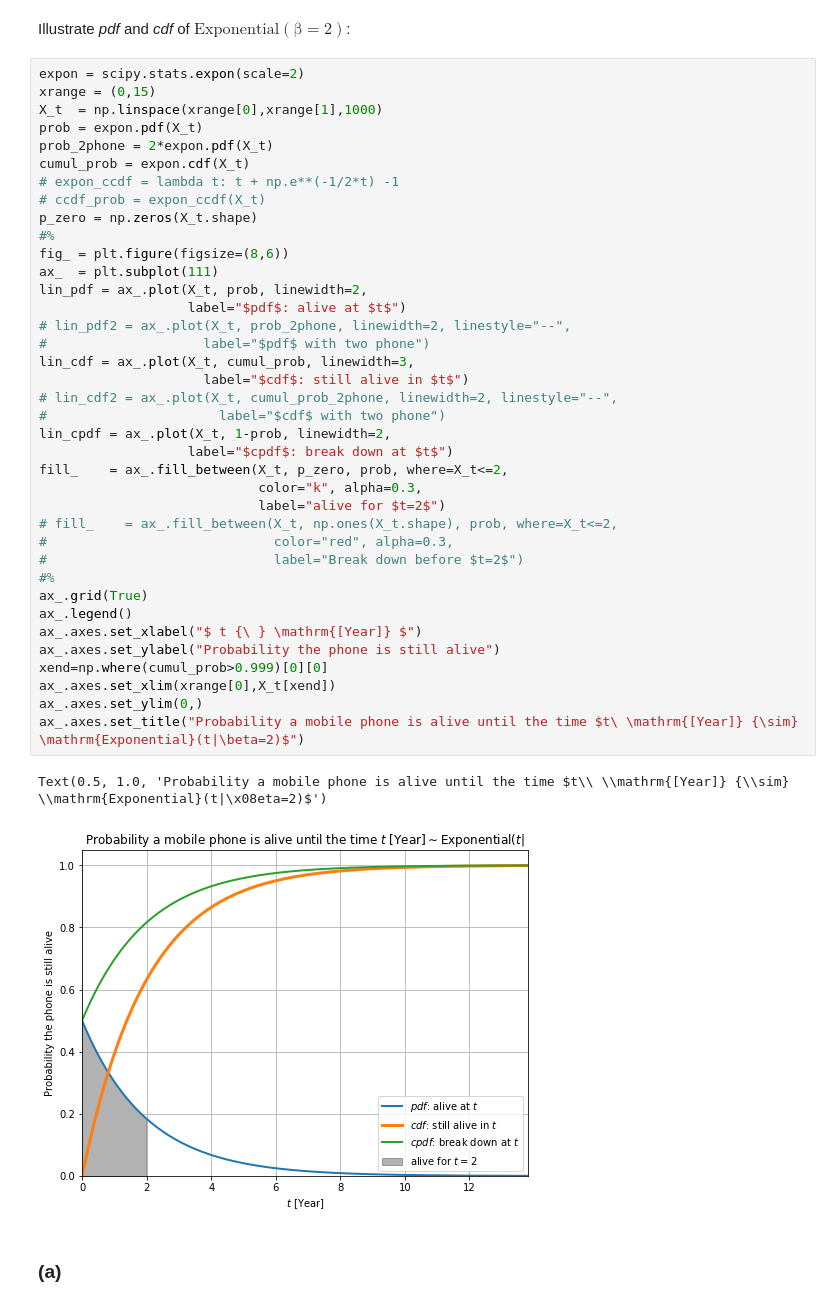
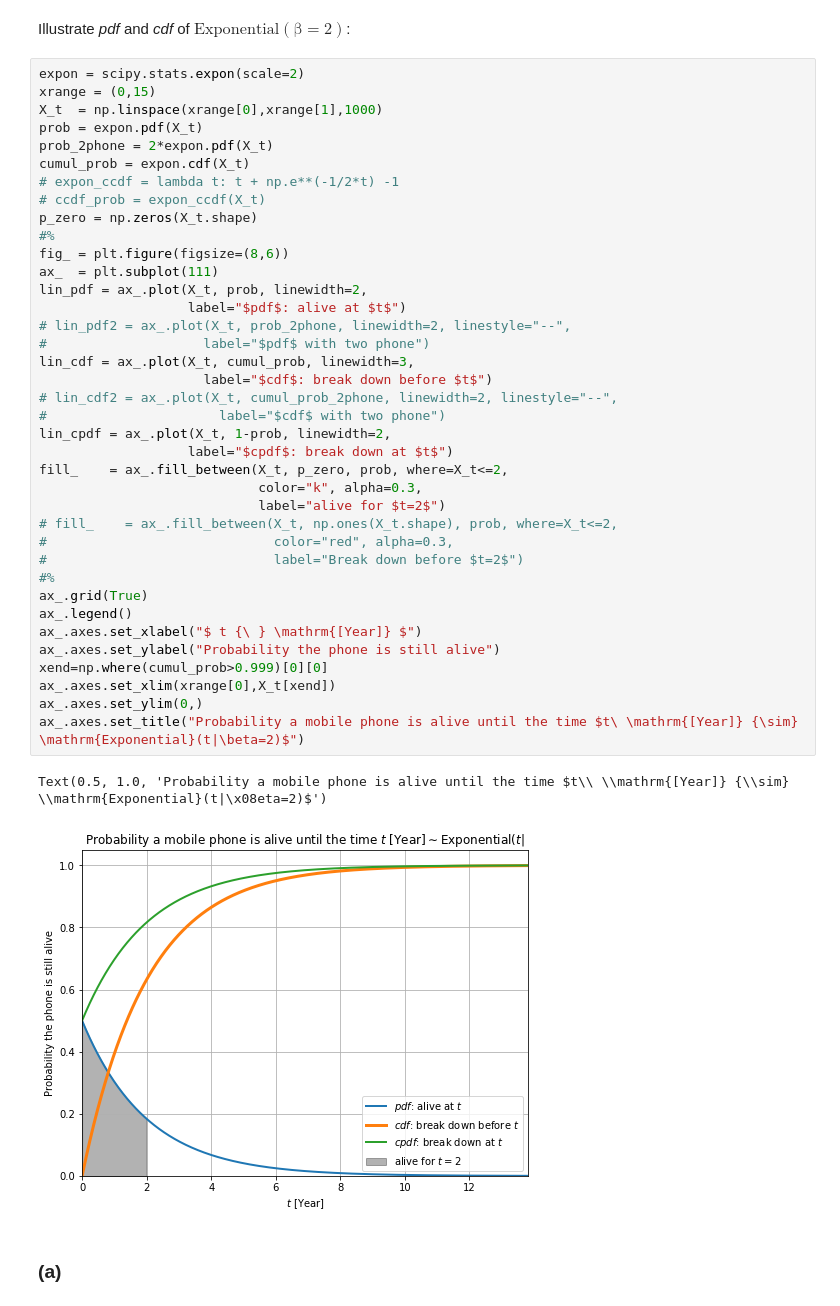
Before and after one commit to indiaki1o/ISI2, a Jupyter notebook: EX2/EX02.ipynb, the cells around one changed output. Drawn from its saved outputs; the diff is of its cells as text.

```diff
--- a/EX2/EX02.ipynb
+++ b/EX2/EX02.ipynb
@@ -353,35 +353,35 @@ cumul_prob = expon.cdf(X_t)
 p_zero = np.zeros(X_t.shape)
 #%
 fig_ = plt.figure(figsize=(8,6))
 ax_  = plt.subplot(111)
 lin_pdf = ax_.plot(X_t, prob, linewidth=2,
                    label="$pdf$: alive at $t$")
 # lin_pdf2 = ax_.plot(X_t, prob_2phone, linewidth=2, linestyle="--",
 #                    label="$pdf$ with two phone")
 lin_cdf = ax_.plot(X_t, cumul_prob, linewidth=3,
-                     label="$cdf$: still alive in $t$")
+                     label="$cdf$: break down before $t$")
 # lin_cdf2 = ax_.plot(X_t, cumul_prob_2phone, linewidth=2, linestyle="--",
 #                      label="$cdf$ with two phone")
 lin_cpdf = ax_.plot(X_t, 1-prob, linewidth=2,
                    label="$cpdf$: break down at $t$")
 fill_    = ax_.fill_between(X_t, p_zero, prob, where=X_t<=2,
                             color="k", alpha=0.3,
                             label="alive for $t=2$")
 # fill_    = ax_.fill_between(X_t, np.ones(X_t.shape), prob, where=X_t<=2,
 #                             color="red", alpha=0.3,
 #                             label="Break down before $t=2$")
 #%
 ax_.grid(True)
 ax_.legend()
 ax_.axes.set_xlabel("$ t {\ } \mathrm{[Year]} $")
 ax_.axes.set_ylabel("Probability the phone is still alive")
 xend=np.where(cumul_prob>0.999)[0][0]
 ax_.axes.set_xlim(xrange[0],X_t[xend])
 ax_.axes.set_ylim(0,)
 ax_.axes.set_title("Probability a mobile phone is alive until the time $t\ \mathrm{[Year]} {\sim} \mathrm{Exponential}(t|\beta=2)$")
 # %% [output]
 Text(0.5, 1.0, 'Probability a mobile phone is alive until the time $t\\ \\mathrm{[Year]} {\\sim} \\mathrm{Exponential}(t|\x08eta=2)$')
-[figure, old version]
+[figure, new version]
 # %% [markdown]
 ### (a)
 # %% [markdown]
```
Also changed, not shown: parts of 8 cells of this notebook.
